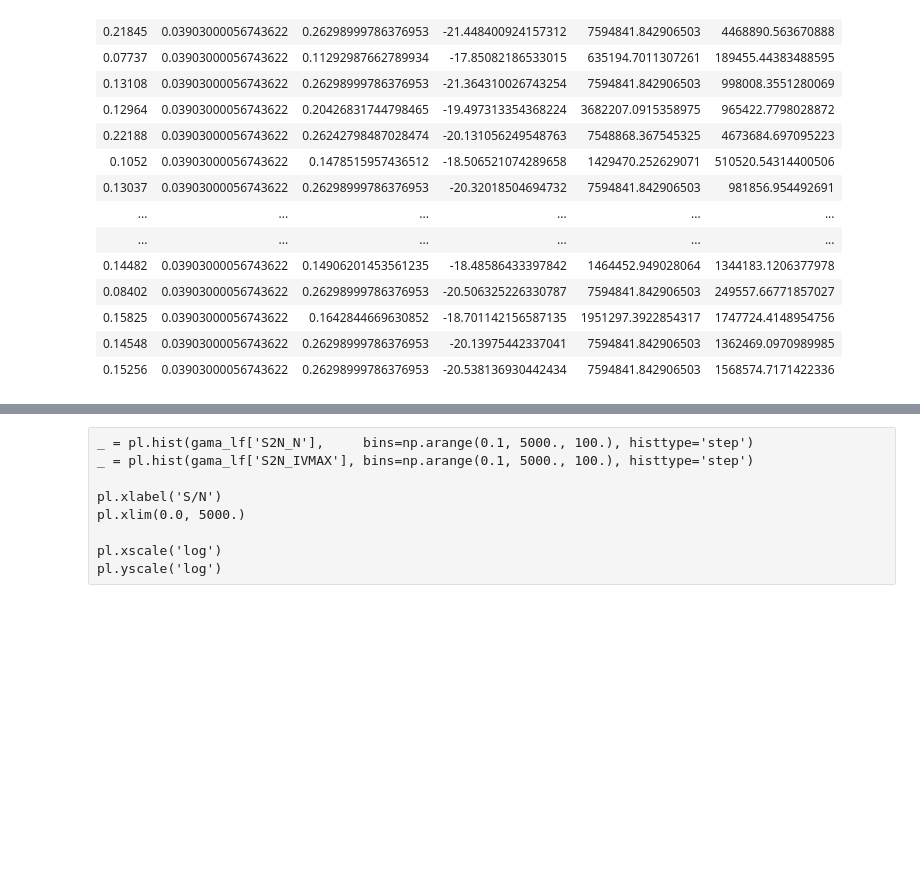
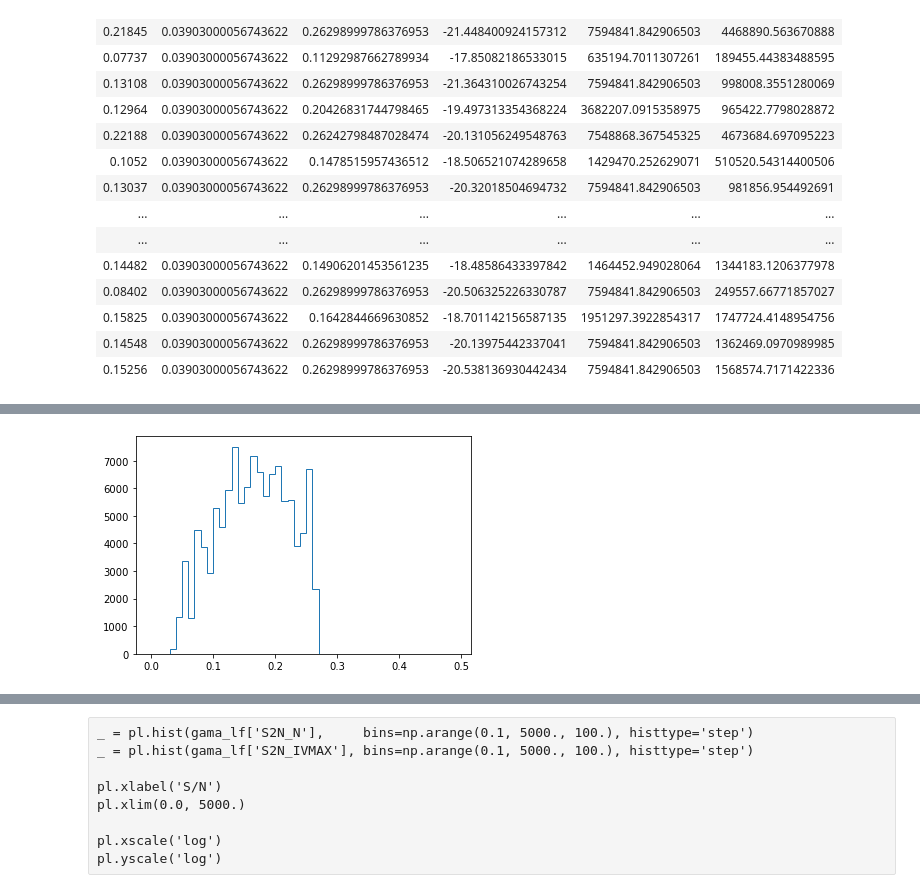
Before and after one commit to SgmAstro/DESI, a Jupyter notebook: docs/nb/schechter_fit.ipynb, the cells around one changed output, grey strips where cells are left out. Saved outputs shown, nothing was run; the diff lists cells and outputs as text; code cells hidden in the pictures; blank space fills up the shorter version.

```diff
--- a/docs/nb/schechter_fit.ipynb
+++ b/docs/nb/schechter_fit.ipynb
@@ -63,0 +41,4 @@ Table length=28
+# %%
+_ = pl.hist(gama_vmax['ZGAMA'], bins=np.arange(0.0, 0.5, 0.01), histtype='step')
+# %% [output]
+[figure, added]
```
Also changed, not shown: parts of 6 cells of this notebook, 1 other file.
